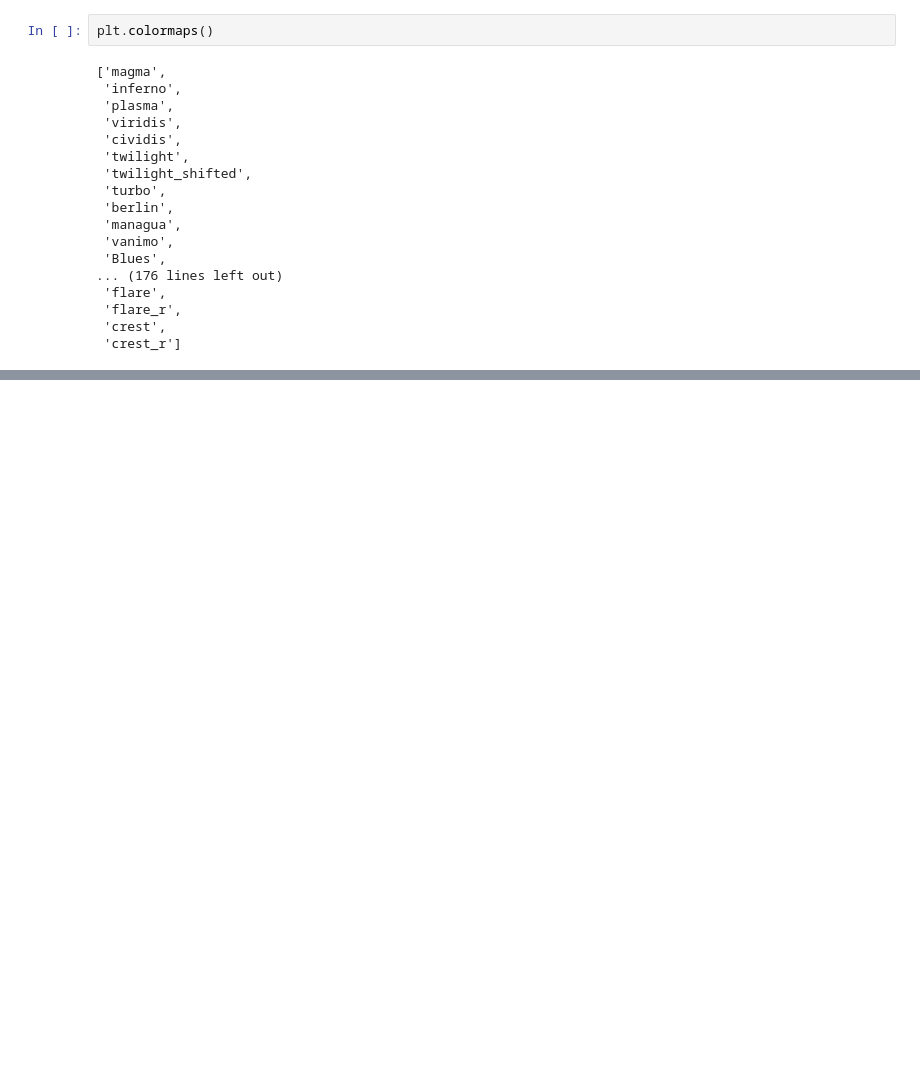
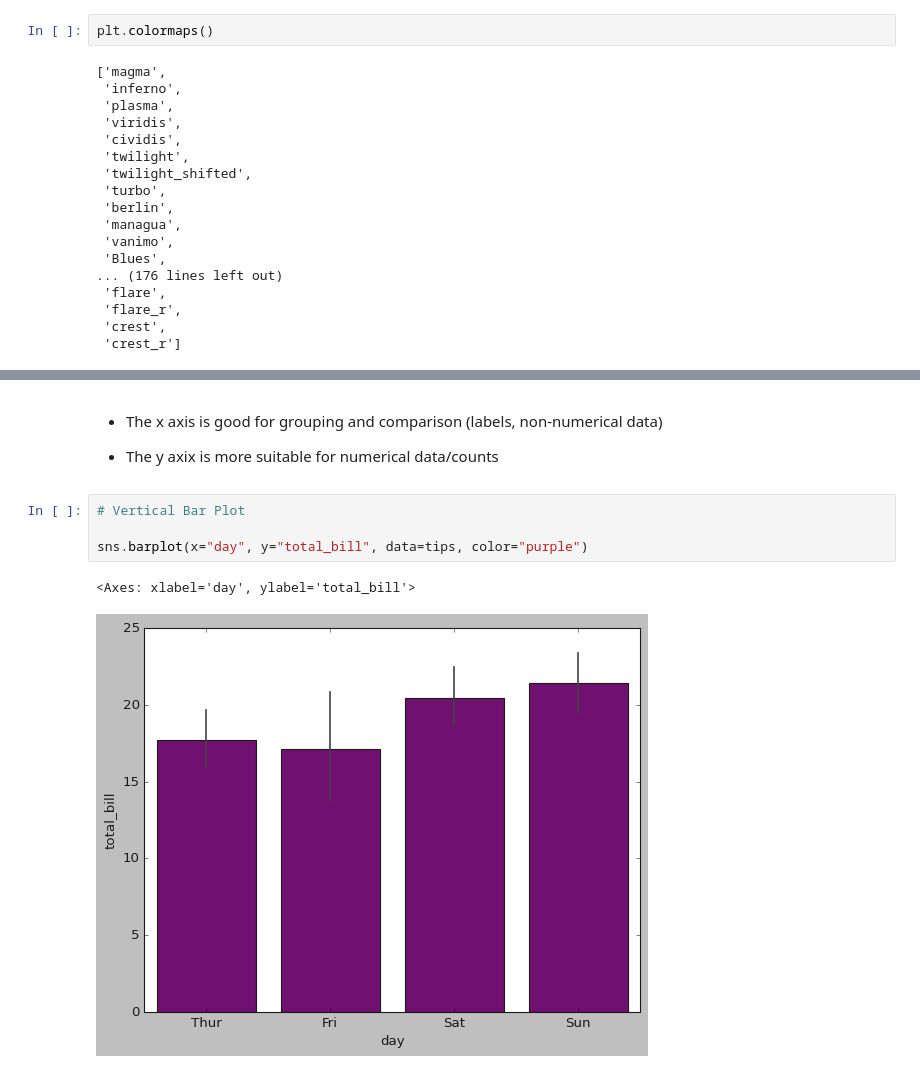
Before and after one commit to moloo1961/Python-notes, a Jupyter notebook: Python_Data_Analysis_Notes/Seaborn.ipynb, the cells around one changed output, grey strips where cells are left out. Saved outputs shown, nothing was run; the diff lists cells and outputs as text; blank space fills up the shorter version.

```diff
--- a/Python_Data_Analysis_Notes/Seaborn.ipynb
+++ b/Python_Data_Analysis_Notes/Seaborn.ipynb
@@ -161,0 +163,11 @@ sns.barplot(x="day", y="tip", data=tips, hue="smoker", palette="inferno")
+# %% [markdown]
+- The x axis is good for grouping and comparison (labels, non-numerical data)
+
+- The y axix is more suitable for numerical data/counts
+# %%
+# Vertical Bar Plot
+
+sns.barplot(x="day", y="total_bill", data=tips, color="purple")
+# %% [output]
+<Axes: xlabel='day', ylabel='total_bill'>
+[figure, added]
```
Also changed, not shown: parts of 37 cells of this notebook.
